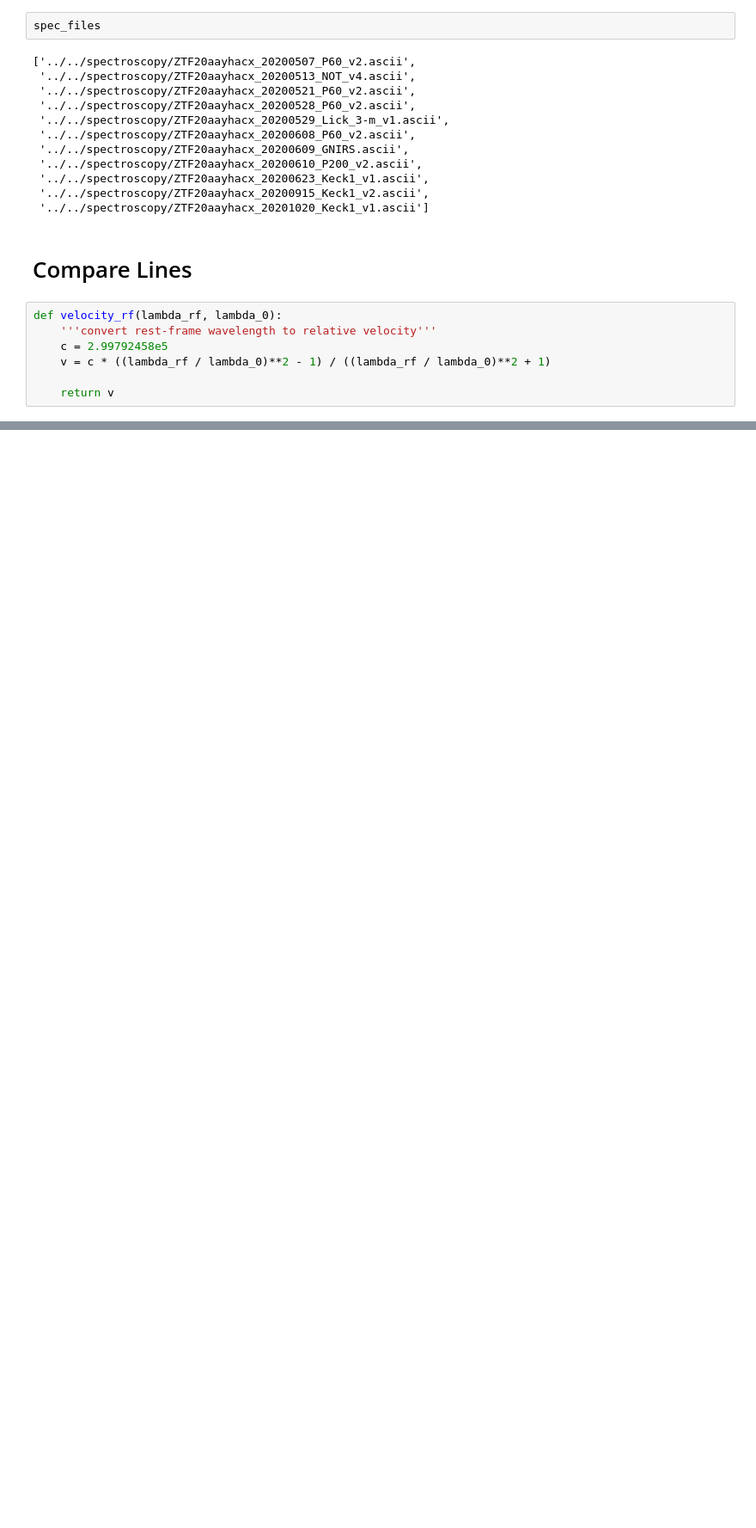
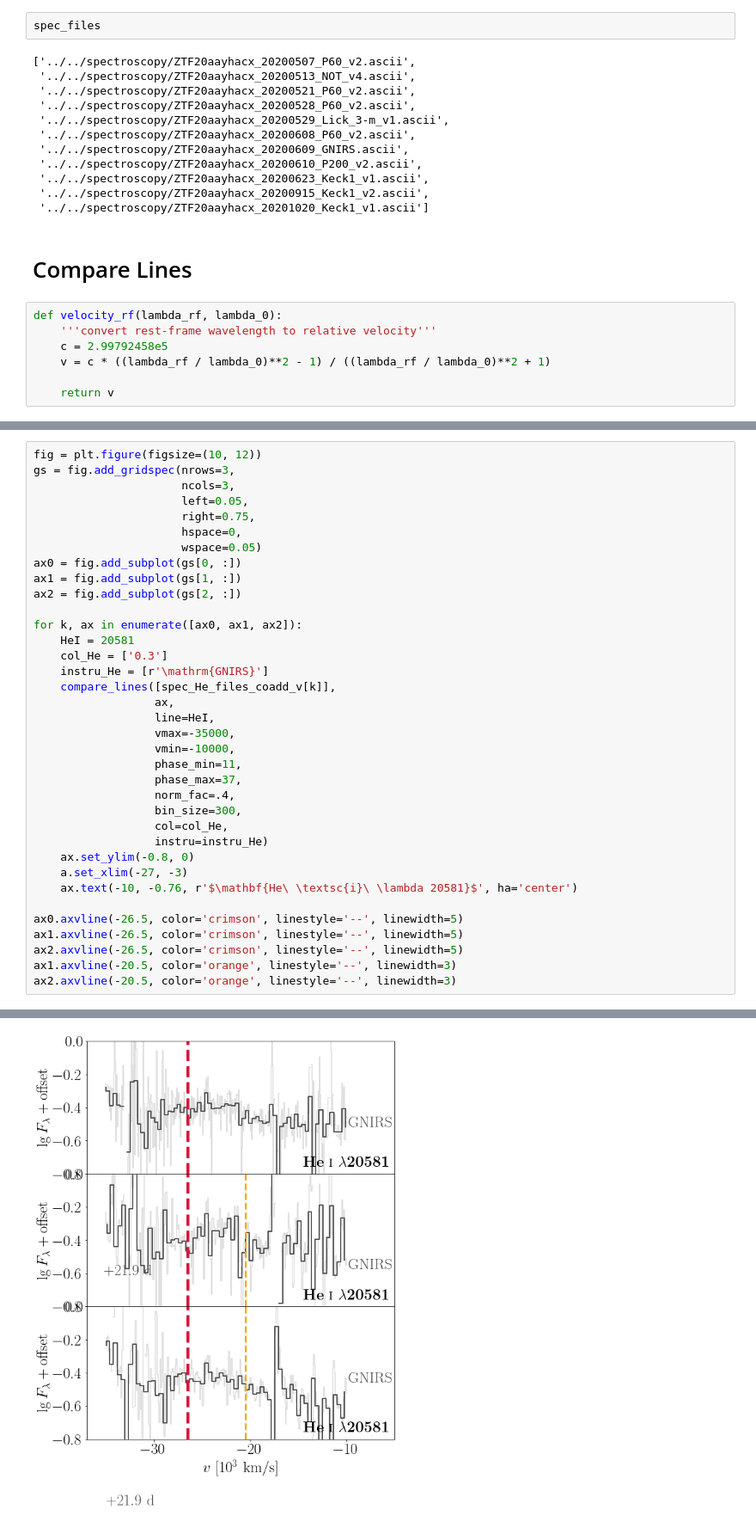
Before and after one commit to slowdivePTG/SN2020jgb, a Jupyter notebook: rv/SN2020jgb/CaII_HeI_hvf.ipynb, the cells around one changed output, grey strips where cells are left out. Shown: that part at 86% size. Cells and saved outputs as stored; diff of their text form; blank space fills up the shorter version.

```diff
--- a/rv/SN2020jgb/CaII_HeI_hvf.ipynb
+++ b/rv/SN2020jgb/CaII_HeI_hvf.ipynb
@@ -299,0 +335,37 @@ ax1.axvline(-26.5, color='crimson', linestyle='--', linewidth=5)
+# %%
+fig = plt.figure(figsize=(10, 12))
+gs = fig.add_gridspec(nrows=3,
+                      ncols=3,
+                      left=0.05,
+                      right=0.75,
+                      hspace=0,
+                      wspace=0.05)
+ax0 = fig.add_subplot(gs[0, :])
+ax1 = fig.add_subplot(gs[1, :])
+ax2 = fig.add_subplot(gs[2, :])
+
+for k, ax in enumerate([ax0, ax1, ax2]):
+    HeI = 20581
+    col_He = ['0.3']
+    instru_He = [r'\mathrm{GNIRS}']
+    compare_lines([spec_He_files_coadd_v[k]],
+                  ax,
+                  line=HeI,
+                  vmax=-35000,
+                  vmin=-10000,
+                  phase_min=11,
+                  phase_max=37,
+                  norm_fac=.4,
+                  bin_size=300,
+                  col=col_He,
+                  instru=instru_He)
+    ax.set_ylim(-0.8, 0)
+    a.set_xlim(-27, -3)
+    ax.text(-10, -0.76, r'$\mathbf{He\ \textsc{i}\ \lambda 20581}$', ha='center')
+
+ax0.axvline(-26.5, color='crimson', linestyle='--', linewidth=5)
+ax1.axvline(-26.5, color='crimson', linestyle='--', linewidth=5)
+ax2.axvline(-26.5, color='crimson', linestyle='--', linewidth=5)
+ax1.axvline(-20.5, color='orange', linestyle='--', linewidth=3)
+ax2.axvline(-20.5, color='orange', linestyle='--', linewidth=3)
+# %% [output]
@@ -299,0 +375 @@ ax1.axvline(-26.5, color='crimson', linestyle='--', linewidth=5)
+[figure, added]
```
Also changed, not shown: parts of 5 cells of this notebook, 11 other files.
